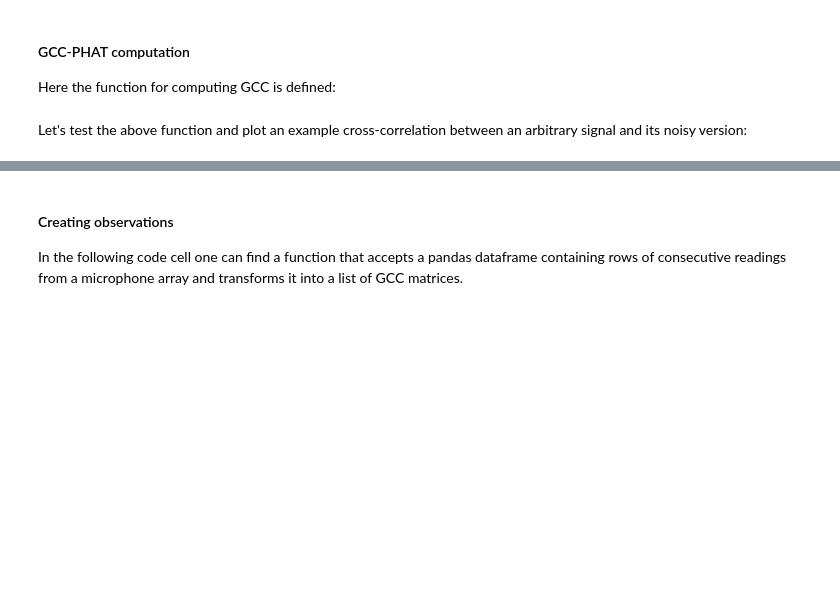
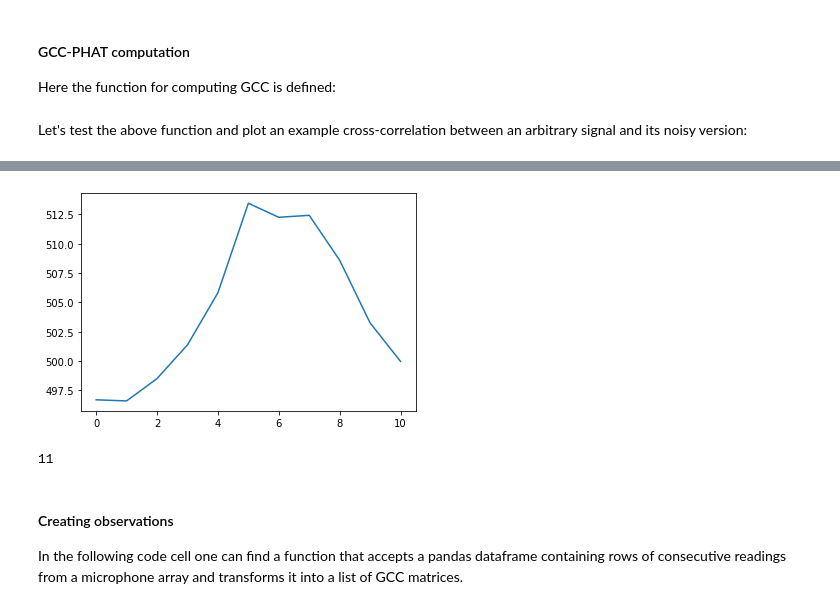
Before and after one commit to thomson008/MEng-project, a Jupyter notebook: Jupyter Notebooks/feature_extraction.ipynb, the cells around one changed output, grey strips where cells are left out. Drawn from its saved outputs; the diff is of its cells as text; code cells hidden in the pictures; blank space fills up the shorter version.

```diff
--- a/Jupyter Notebooks/feature_extraction.ipynb
+++ b/Jupyter Notebooks/feature_extraction.ipynb
@@ -58,3 +66,16 @@ print(len(gcc))
+# %%
+cc = correlate(sig, sig_noise)
+mid = len(cc) // 2
+cc = cc[mid-5:mid+6]
+plt.plot(cc)
+plt.show()
+
+
+cc[0]
+len(cc)
+# %% [output]
+[figure, added]
+11
 # %% [markdown]
 #### Creating observations
 In the following code cell one can find a function that accepts a pandas dataframe containing rows of consecutive readings from a microphone array and transforms it into a list of GCC matrices.
```
Also changed, not shown: parts of 3 cells of this notebook, 1 other file.
